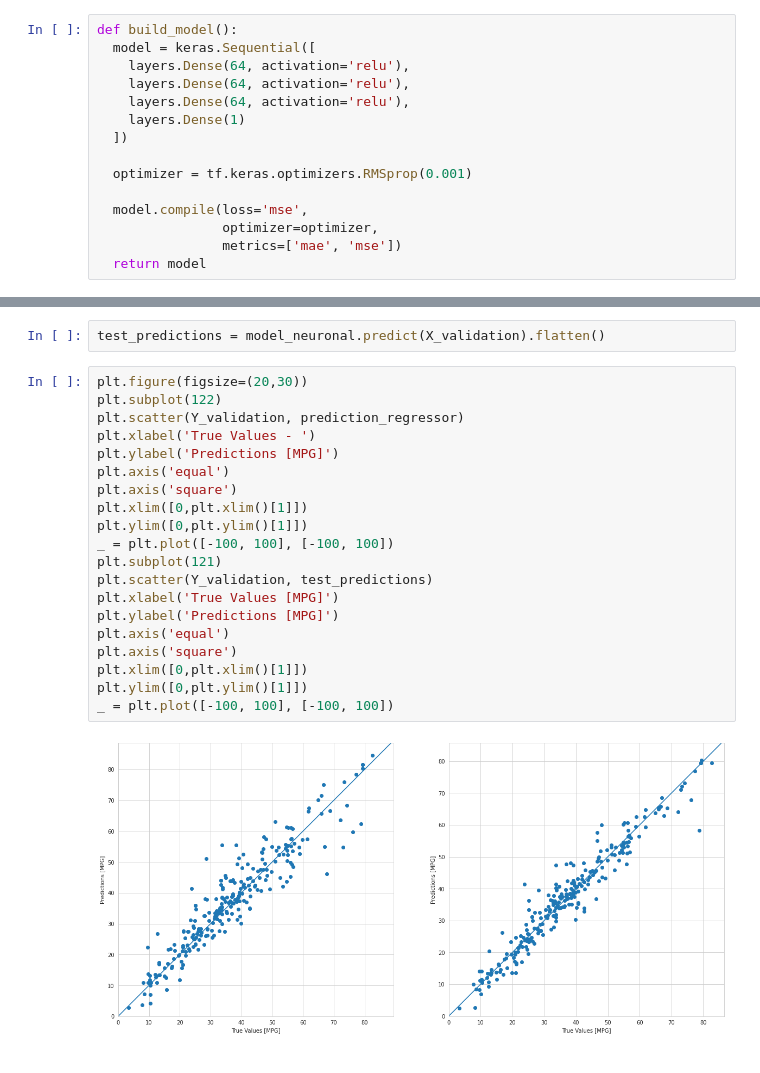
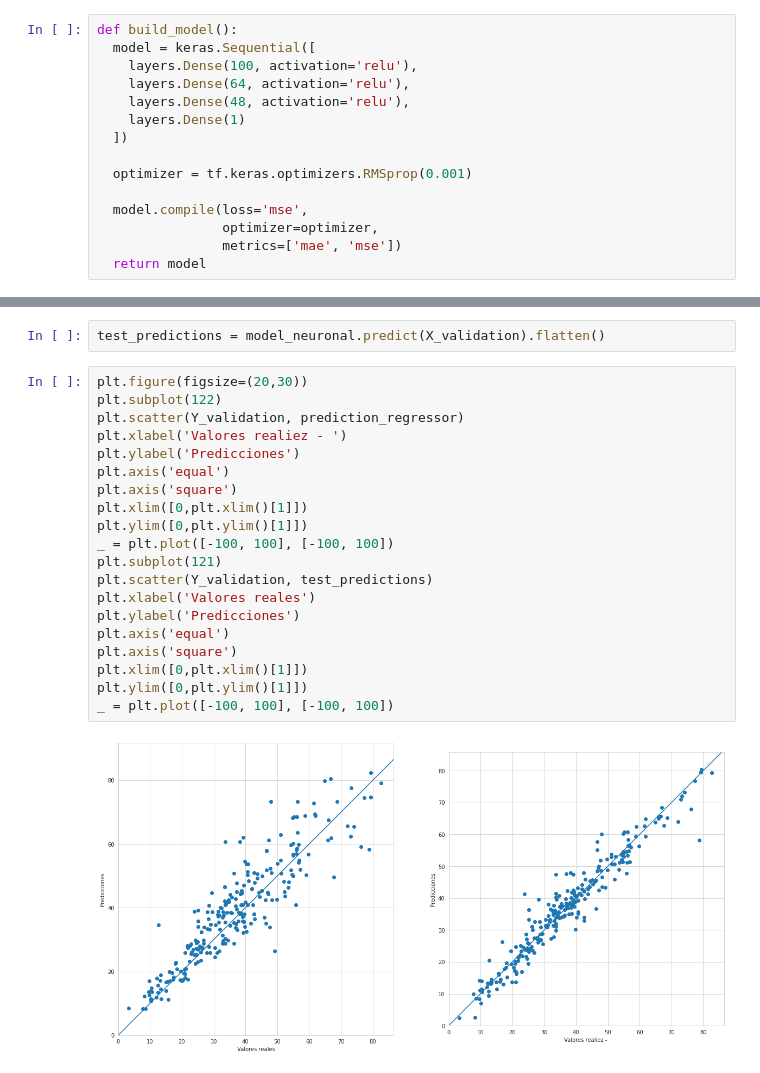
Before and after one commit to jalcuevag/estadistica-grupal, a Jupyter notebook: Actividad_2.ipynb, the cells around one changed output, grey strips where cells are left out. Drawn from its saved outputs; the diff is of its cells as text.

```diff
--- a/Actividad_2.ipynb
+++ b/Actividad_2.ipynb
@@ -257,9 +259,9 @@ RED NEURONAL
 # %%
 def build_model():
   model = keras.Sequential([
+    layers.Dense(100, activation='relu'),
     layers.Dense(64, activation='relu'),
-    layers.Dense(64, activation='relu'),
-    layers.Dense(64, activation='relu'),
+    layers.Dense(48, activation='relu'),
     layers.Dense(1)
   ])
 
@@ -345,22 +347,22 @@ test_predictions = model_neuronal.predict(X_validation).flatten()
 # %%
 plt.figure(figsize=(20,30))
 plt.subplot(122)
 plt.scatter(Y_validation, prediction_regressor)
-plt.xlabel('True Values - ')
-plt.ylabel('Predictions [MPG]')
+plt.xlabel('Valores realiez - ')
+plt.ylabel('Predicciones')
 plt.axis('equal')
 plt.axis('square')
 plt.xlim([0,plt.xlim()[1]])
 plt.ylim([0,plt.ylim()[1]])
 _ = plt.plot([-100, 100], [-100, 100])
 plt.subplot(121)
 plt.scatter(Y_validation, test_predictions)
-plt.xlabel('True Values [MPG]')
-plt.ylabel('Predictions [MPG]')
+plt.xlabel('Valores reales')
+plt.ylabel('Predicciones')
 plt.axis('equal')
 plt.axis('square')
 plt.xlim([0,plt.xlim()[1]])
 plt.ylim([0,plt.ylim()[1]])
 _ = plt.plot([-100, 100], [-100, 100])
 # %% [output]
-[figure, old version]
+[figure, new version]
```
Also changed, not shown: parts of 7 cells of this notebook.
